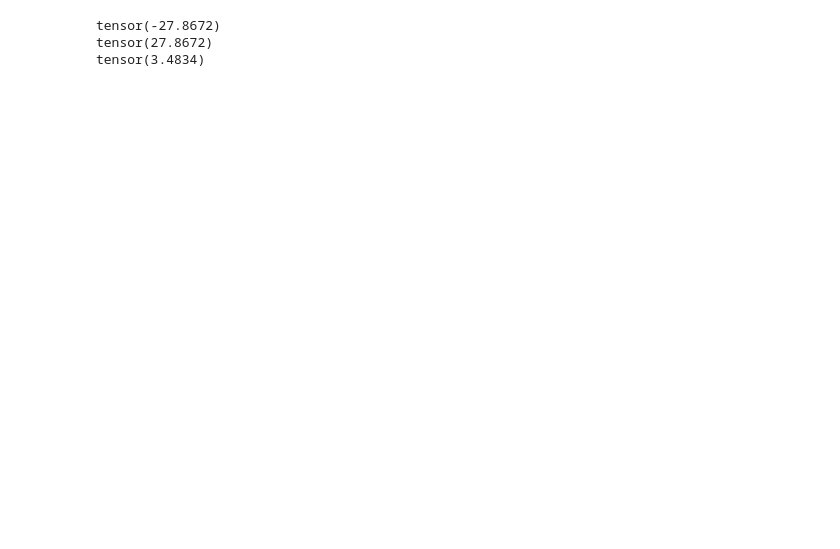
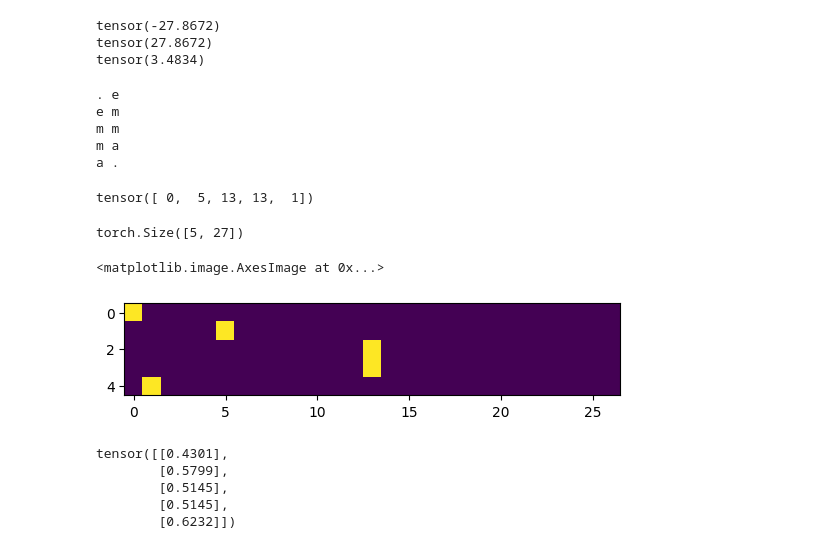
Before and after one commit to vvennela/karpathy, a Jupyter notebook: makemore/makemore.ipynb, the cells around one changed output. Drawn from its saved outputs; the diff is of its cells as text; code cells hidden in the pictures; blank space fills up the shorter version.

```diff
--- a/makemore/makemore.ipynb
+++ b/makemore/makemore.ipynb
@@ -211,3 +219,27 @@ print(negativell/n) # normalized negative log likelihood
 tensor(-27.8672)
 tensor(27.8672)
 tensor(3.4834)
+# %%
+# Neural Network Approach
+# one character input into nn with some weights w and outputs prob dist
+# we can evaluate the nn since we know the second character in the bigram and compare the guess to the actual bigram
+# we will use gradient optimization to reduce loss and get the answer
+# create training set of all the bigrams (x,y)
+xs, ys = [], []
+for w in words[:1]:
+    chs = ["."] + list(w) + ["."]
+    for ch1, ch2 in zip(chs, chs[1:]):
+        ix1 = stoi[ch1]
+        ix2 = stoi[ch2]
+        print(ch1, ch2)
+        xs.append(ix1)
+        ys.append(ix2)
+# we dont want list of integers we want tensors so we can manipulate it
+xs = torch.tensor(xs) # torch.tensor infers dtype automatically whereas torch.Tensor forces float32
+ys = torch.tensor(ys)
+# %% [output]
+. e
+e m
+m m
+m a
+a .
@@ -213,0 +252,30 @@ tensor(3.4834)
+# %%
+xs
+# ys
+# %% [output]
+tensor([ 0,  5, 13, 13,  1])
+# %%
+import torch.nn.functional as F
+xenc = F.one_hot(xs, num_classes = 27).float() # we cast since we want one_hot retains input tensor dtype
+# float gives more precision when inputted into nn
+# yenc = F.one_hot(ys, num_classes = 27)
+xenc.shape
+# %% [output]
+torch.Size([5, 27])
+# %%
+plt.imshow(xenc)
+# neurons perform w(x) + b where w(x) is a dot product of previous activation * weights
+# %% [output]
+<matplotlib.image.AxesImage at 0x...>
+[figure, added]
+# %%
+W = torch.rand((27,1)) #torch.rand fills a tensor with random values that follows a normal distribution
+xenc @ W # @ is a tensor multiplication operator in torch
+# output results in a 5,1 tensor
+# tensor A * tensor B = tensor C where tensor C at position i, j = A(i) * B(j)
+# %% [output]
+tensor([[0.4301],
+        [0.5799],
+        [0.5145],
+        [0.5145],
+        [0.6232]])
```
Also changed, not shown: parts of 23 cells of this notebook.
